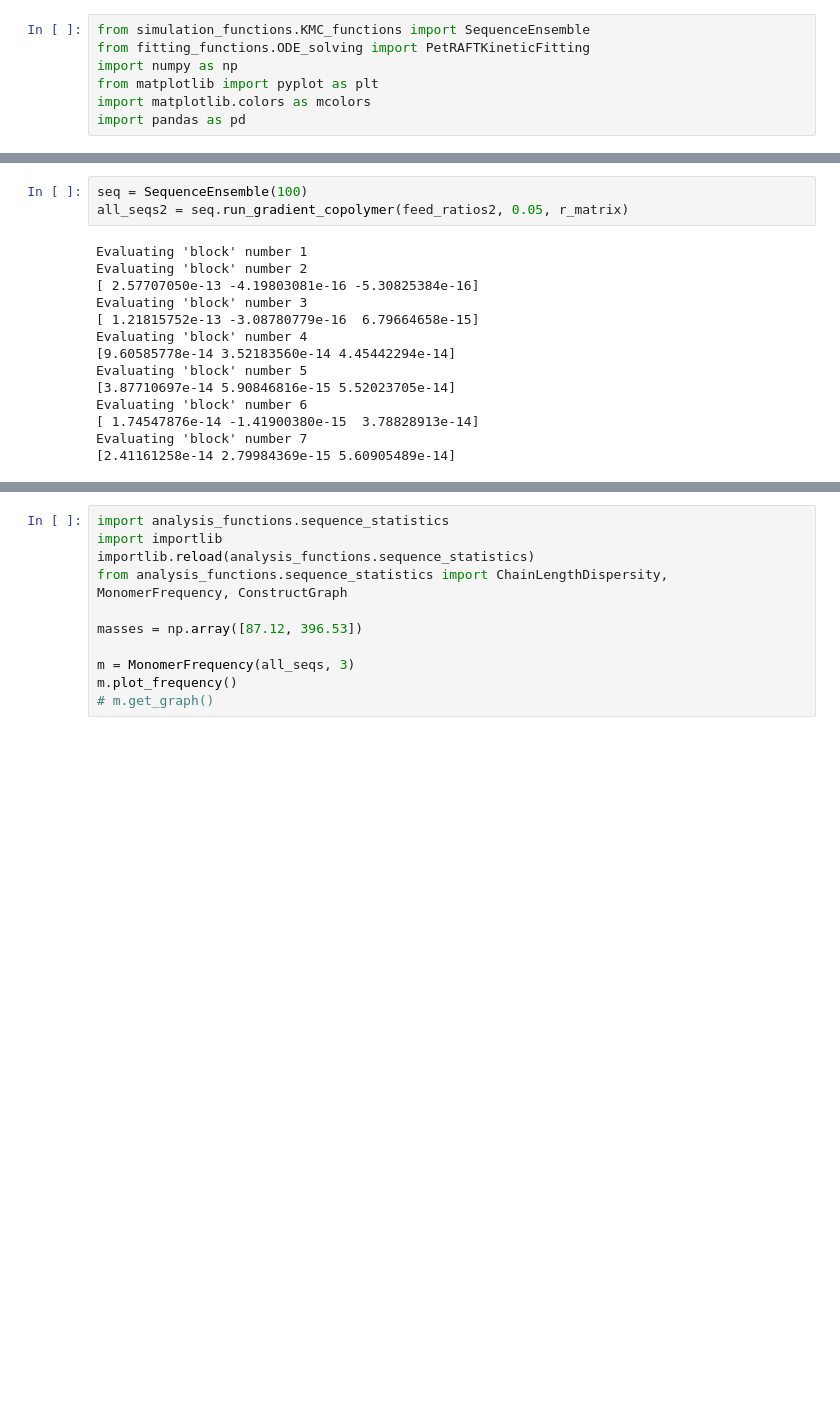
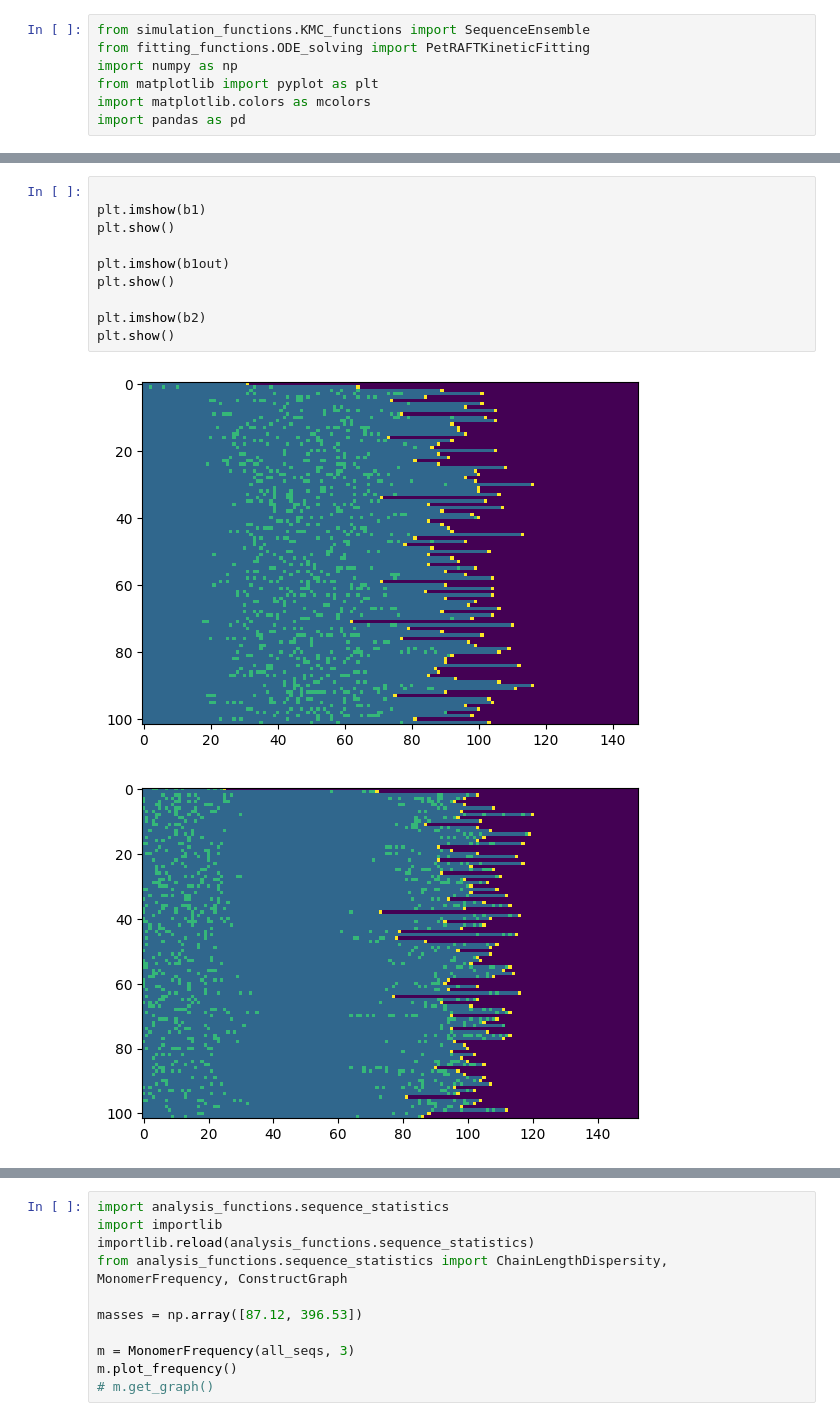
Before and after one commit to UNC-Knight-Lab/prism, a Jupyter notebook: main_nb.ipynb, the cells around one changed output, grey strips where cells are left out. Cells and saved outputs as stored; diff of their text form; blank space fills up the shorter version.

```diff
--- a/main_nb.ipynb
+++ b/main_nb.ipynb
@@ -75,17 +88,13 @@ Evaluating 'block' number 7
-# %%
-seq = SequenceEnsemble(100)
-all_seqs2 = seq.run_gradient_copolymer(feed_ratios2, 0.05, r_matrix)
-# %% [output]
-Evaluating 'block' number 1
-Evaluating 'block' number 2
-[ 2.57707050e-13 -4.19803081e-16 -5.30825384e-16]
-Evaluating 'block' number 3
-[ 1.21815752e-13 -3.08780779e-16  6.79664658e-15]
-Evaluating 'block' number 4
-[9.60585778e-14 3.52183560e-14 4.45442294e-14]
-Evaluating 'block' number 5
-[3.87710697e-14 5.90846816e-15 5.52023705e-14]
-Evaluating 'block' number 6
-[ 1.74547876e-14 -1.41900380e-15  3.78828913e-14]
-Evaluating 'block' number 7
-[2.41161258e-14 2.79984369e-15 5.60905489e-14]
+# %%
+
+plt.imshow(b1)
+plt.show()
+
+plt.imshow(b1out)
+plt.show()
+
+plt.imshow(b2)
+plt.show()
+# %% [output]
+[figure, added]
+[figure, added]
```
Also changed, not shown: parts of 5 cells of this notebook, 3 other files.
